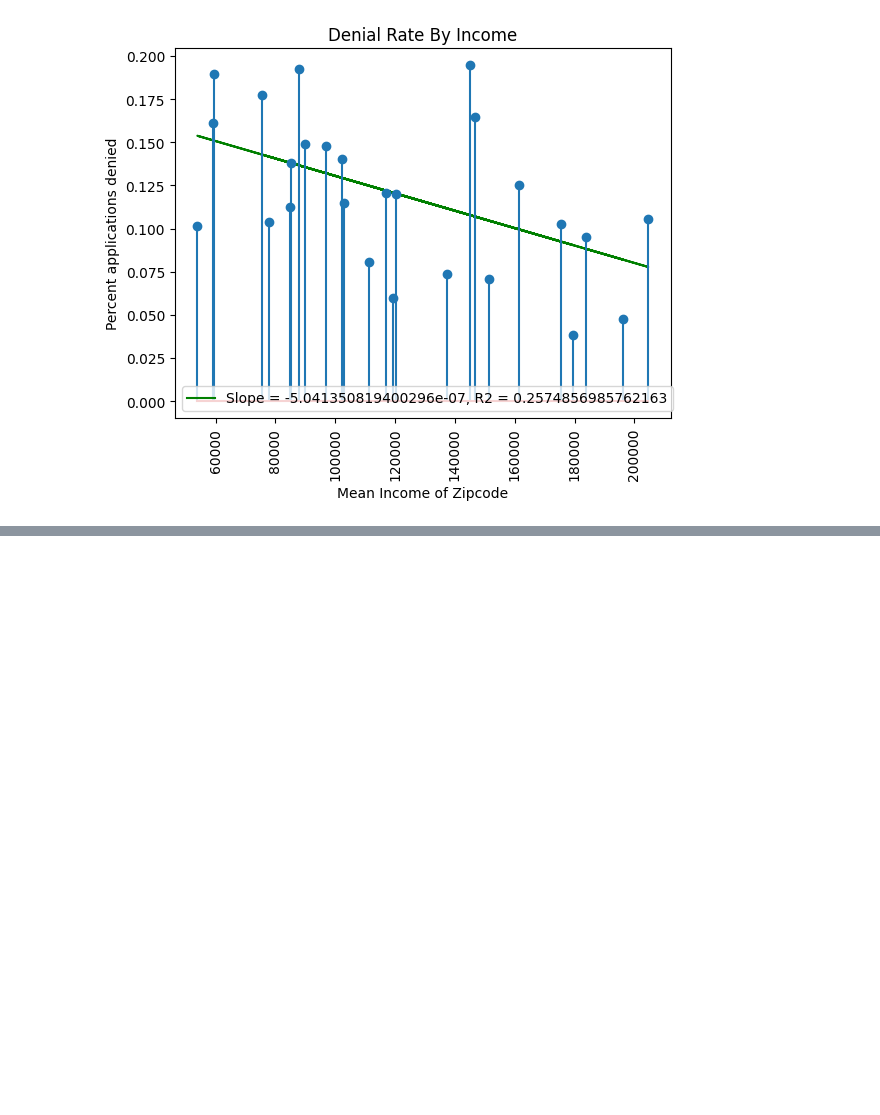
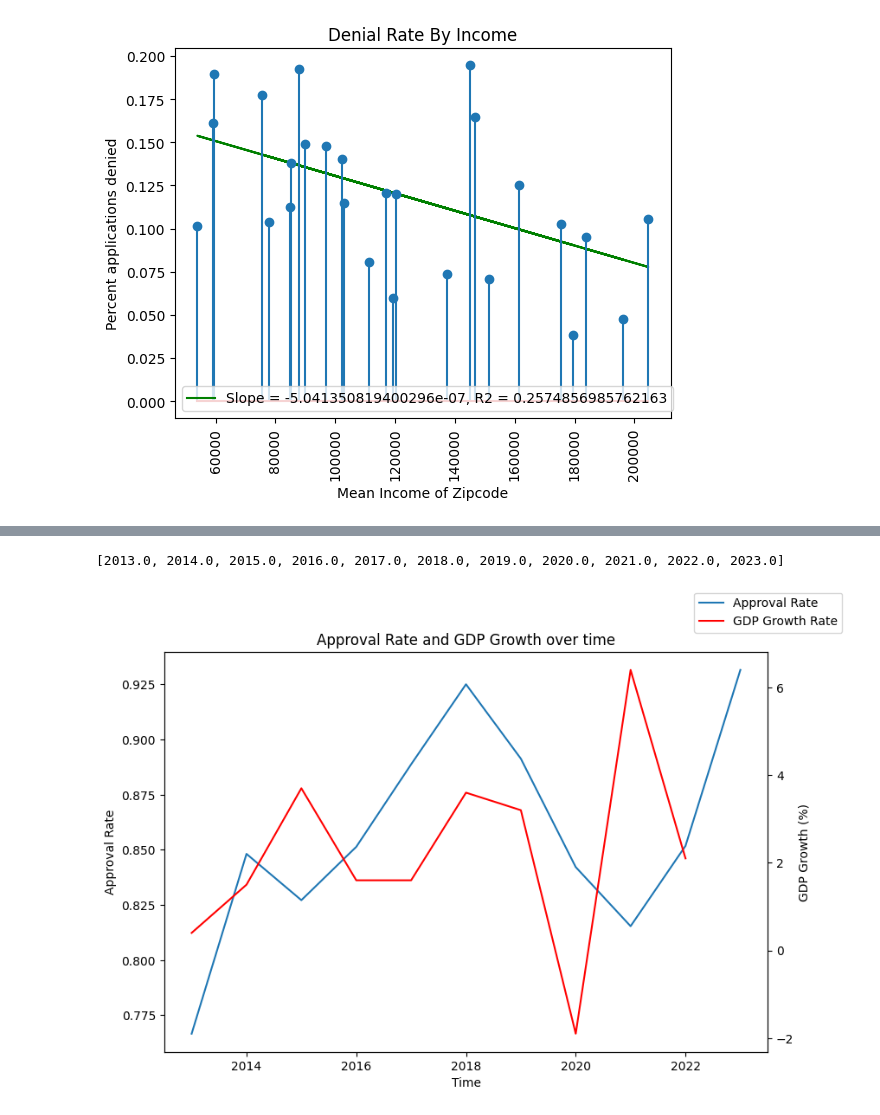
Before and after one commit to BU-Spark/ds-boston-permitting, a Jupyter notebook: fa23-team-f/workbooks/timevdo_workbook.ipynb, the cells around one changed output, grey strips where cells are left out. Saved outputs shown, nothing was run; the diff lists cells and outputs as text; code cells hidden in the pictures; blank space fills up the shorter version.

```diff
--- a/fa23-team-f/workbooks/timevdo_workbook.ipynb
+++ b/fa23-team-f/workbooks/timevdo_workbook.ipynb
@@ -168,0 +217,30 @@ np.mean(y_vals)
+# %%
+appeals_df['decision_year'] = pd.to_datetime(appeals_df['final_decision_date']).dt.year
+denied_df['decision_year'] = pd.to_datetime(denied_df['final_decision_date']).dt.year
+appeals_df['decision_month_year'] = pd.to_datetime(appeals_df['final_decision_date']).dt.to_period('M')
+denied_df['decision_month_year'] = pd.to_datetime(denied_df['final_decision_date']).dt.to_period('M')
+# %%
+years = sorted([year for year in list(set(appeals_df['decision_year'].dropna()))])
+print(years)
+
+x_vals = []
+y_vals = []
+for year in years:
+    x_vals.append(year)
+    y_vals.append(
+        (appeals_df[appeals_df['decision_year'] == year].shape[0] - denied_df[denied_df['decision_year'] == year].shape[0]) / (appeals_df[appeals_df['decision_year'] == year].shape[0])
+    )
+
+fig, ax1 = plt.subplots(figsize=(9, 6))
+ax2 = ax1.twinx()
+ax1.plot(x_vals, y_vals, label='Approval Rate')
+ax2.plot(gdp_df['Year'], gdp_df['GDP_Growth_Rate'], color='red', label='GDP Growth Rate')
+fig.legend()
+ax1.set_title('Approval Rate and GDP Growth over time')
+ax1.set_xlabel("Time")
+ax1.set_ylabel("Approval Rate")
+ax2.set_ylabel("GDP Growth (%)")
+fig.show()
+# %% [output]
+[2013.0, 2014.0, 2015.0, 2016.0, 2017.0, 2018.0, 2019.0, 2020.0, 2021.0, 2022.0, 2023.0]
+[figure, added]
```
Also changed, not shown: parts of 10 cells of this notebook.
